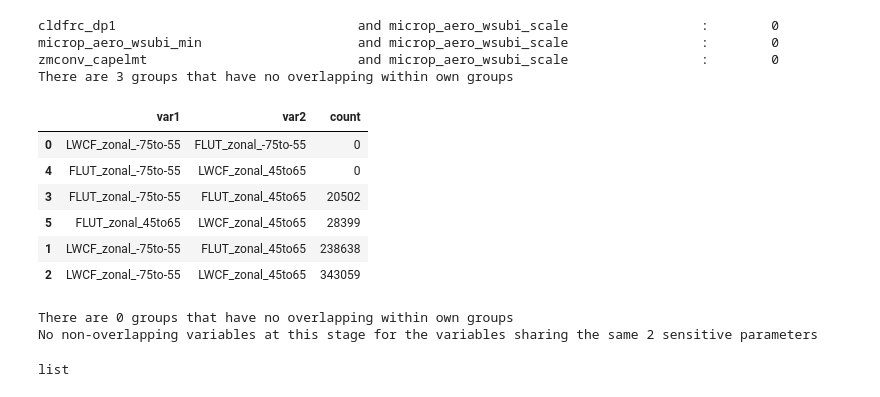
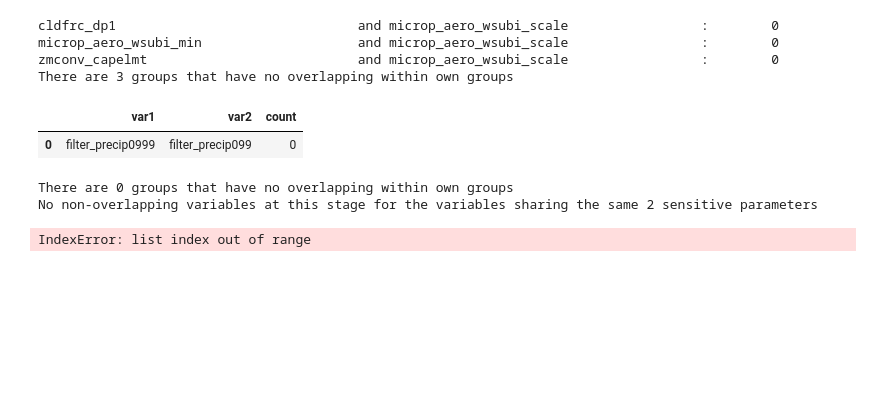
Before and after one commit to yiqioyang/proj2dhullsampler, a Jupyter notebook: notebooks/implementation.ipynb, the cells around one changed output. Saved outputs shown, nothing was run; the diff lists cells and outputs as text; code cells hidden in the pictures; blank space fills up the shorter version.

```diff
--- a/notebooks/implementation.ipynb
+++ b/notebooks/implementation.ipynb
@@ -52,13 +52,8 @@ microp_aero_wsubi_min                    and microp_aero_wsubi_scale
 zmconv_capelmt                           and microp_aero_wsubi_scale                 :        0
 There are 3 groups that have no overlapping within own groups
 # %%
-list(summary2d.values())[1].head(10)
+list(summary2d.values())[2].head(10)
 # %% [output]
 |  | var1 | var2 | count |
-| 0 | LWCF_zonal_-75to-55 | FLUT_zonal_-75to-55 | 0 |
-| 4 | FLUT_zonal_-75to-55 | LWCF_zonal_45to65 | 0 |
-| 3 | FLUT_zonal_-75to-55 | FLUT_zonal_45to65 | 20502 |
-| 5 | FLUT_zonal_45to65 | LWCF_zonal_45to65 | 28399 |
-| 1 | LWCF_zonal_-75to-55 | FLUT_zonal_45to65 | 238638 |
-| 2 | LWCF_zonal_-75to-55 | LWCF_zonal_45to65 | 343059 |
+| 0 | filter_precip0999 | filter_precip099 | 0 |
 # %%
@@ -68,14 +63,11 @@ no_overlap_2d_vars = ['PRECT_zonal_-35to-15', 'FLUT_zonal_5to25', 'PRECT_zonal_2
 test_case.drop_no_overlap2d_vars(no_overlap_2d_vars)
 test_case.group_para_climatology()
 summary2d = test_case.shuffle_vars()
-#list(summary2d.values())[0].head(10)
+list(summary2d.values())[0].head(10)
 # %% [output]
 There are 0 groups that have no overlapping within own groups
 No non-overlapping variables at this stage for the variables sharing the same 2 sensitive parameters
+IndexError: list index out of range
-# %%
-type(test_case.paras_vars[('cldfrc_dp1', 'microp_aero_wsubi_scale')])
-# %% [output]
-list
 # %%
 test_case.drop_by_nvar_per_pair(n_var_thre=1)
 # %%
```
Also changed, not shown: parts of 4 cells of this notebook, 5 other files.
